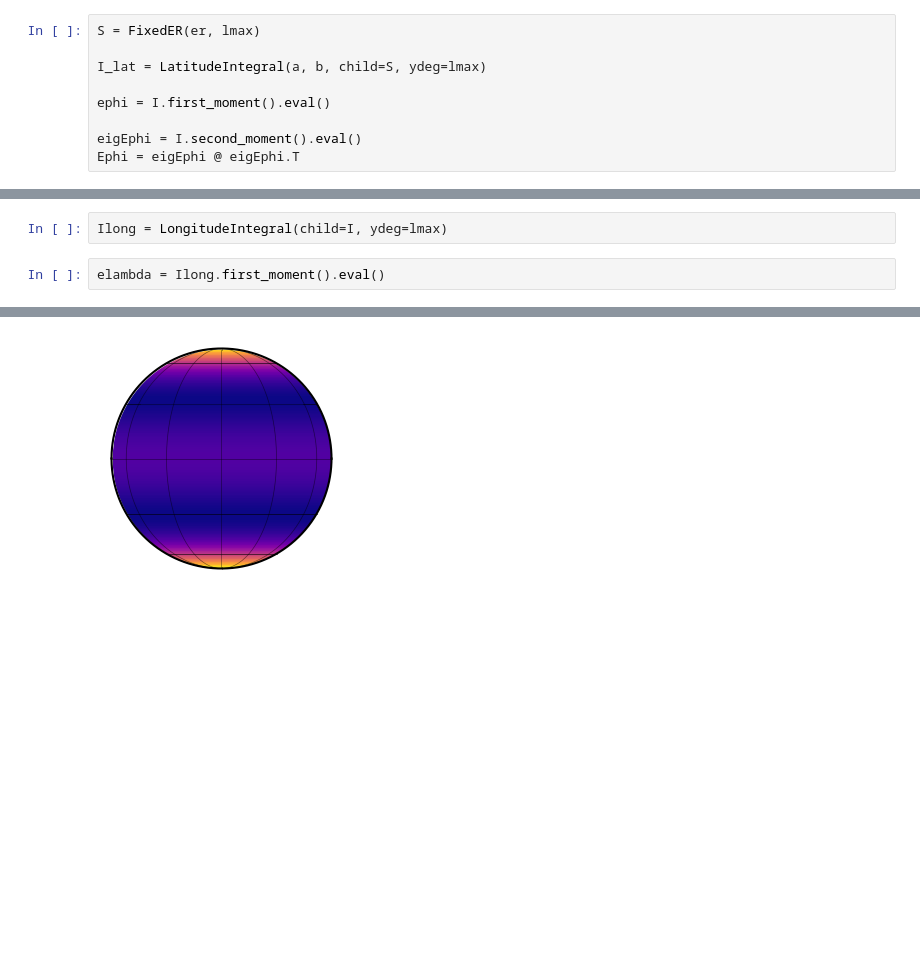
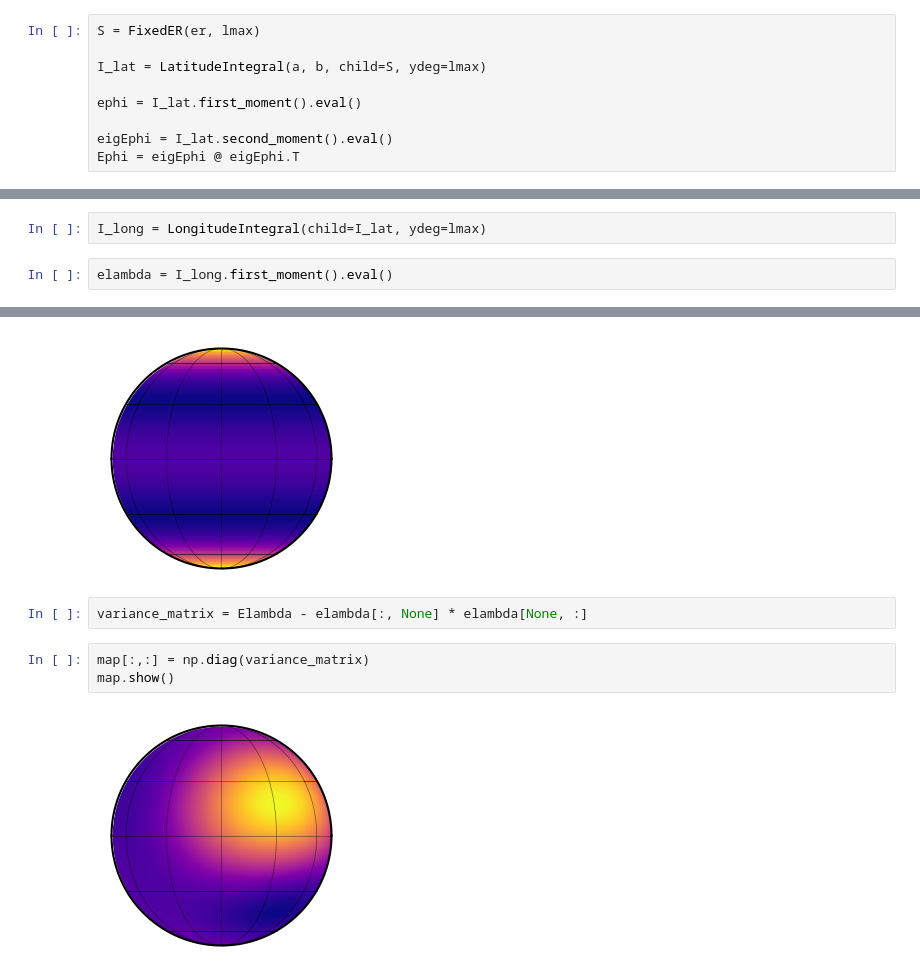
Before and after one commit to farr/StarryStarryProcessJaxoplanet, a Jupyter notebook: StarryProcessIntegrals.ipynb, the cells around one changed output, grey strips where cells are left out. Drawn from its saved outputs; the diff is of its cells as text; blank space fills up the shorter version.

```diff
--- a/StarryProcessIntegrals.ipynb
+++ b/StarryProcessIntegrals.ipynb
@@ -103,9 +103,9 @@ S = FixedER(er, lmax)
 
 I_lat = LatitudeIntegral(a, b, child=S, ydeg=lmax)
 
-ephi = I.first_moment().eval()
+ephi = I_lat.first_moment().eval()
 
-eigEphi = I.second_moment().eval()
+eigEphi = I_lat.second_moment().eval()
 Ephi = eigEphi @ eigEphi.T
 # %%
 sp = starry_process.StarryProcess(r=r, c=c,ydeg=lmax)
@@ -144,9 +144,9 @@ array([ 9.96576370e-01,  0.00000000e+00, -3.77992376e-03,  0.00000000e+00,
         0.00000000e+00,  0.00000000e+00, -4.83530673e-05,  0.00000000e+00,
         8.63997019e-04,  0.00000000e+00, -2.44006693e-04,  0.00000000e+00])
 # %%
-Ilong = LongitudeIntegral(child=I, ydeg=lmax)
+I_long = LongitudeIntegral(child=I_lat, ydeg=lmax)
 # %%
-elambda = Ilong.first_moment().eval()
+elambda = I_long.first_moment().eval()
 # %%
 map[:,:] = elambda
 map.show()
@@ -277,3 +277,10 @@ map[:,:] = Elambda[:,0]
 map.show()
 # %% [output]
 [figure]
+# %%
+variance_matrix = Elambda - elambda[:, None] * elambda[None, :]
+# %%
+map[:,:] = np.diag(variance_matrix)
+map.show()
+# %% [output]
+[figure, added]
```
Also changed, not shown: 1 other file.
